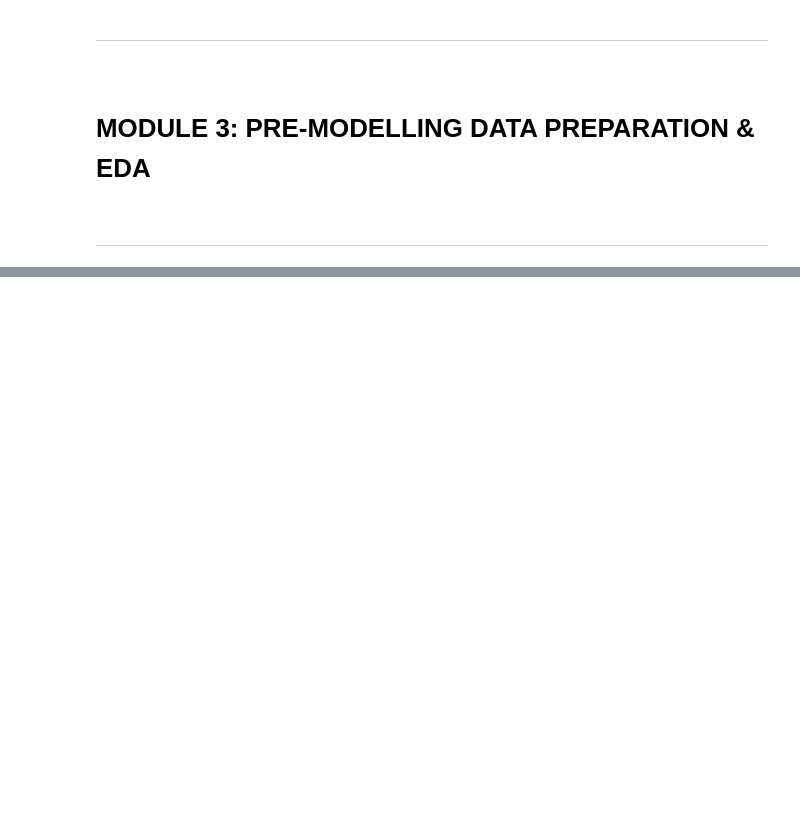
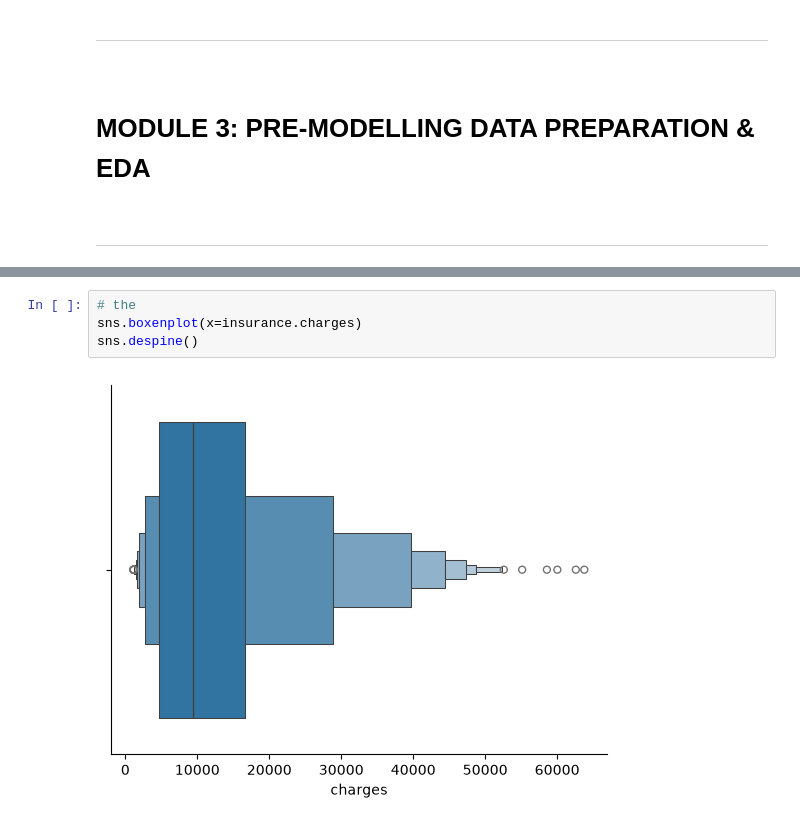
Before and after one commit to MiltonValleL/regression-and-forecasting, a Jupyter notebook: notebooks/01.pre-modelling.ipynb, the cells around one changed output, grey strips where cells are left out. Saved outputs shown, nothing was run; the diff lists cells and outputs as text; blank space fills up the shorter version.

```diff
--- a/notebooks/01.pre-modelling.ipynb
+++ b/notebooks/01.pre-modelling.ipynb
@@ -10,0 +162,6 @@
+# %%
+# the
+sns.boxenplot(x=insurance.charges)
+sns.despine()
+# %% [output]
+[figure, added]
```
Also changed, not shown: parts of 10 cells of this notebook.
